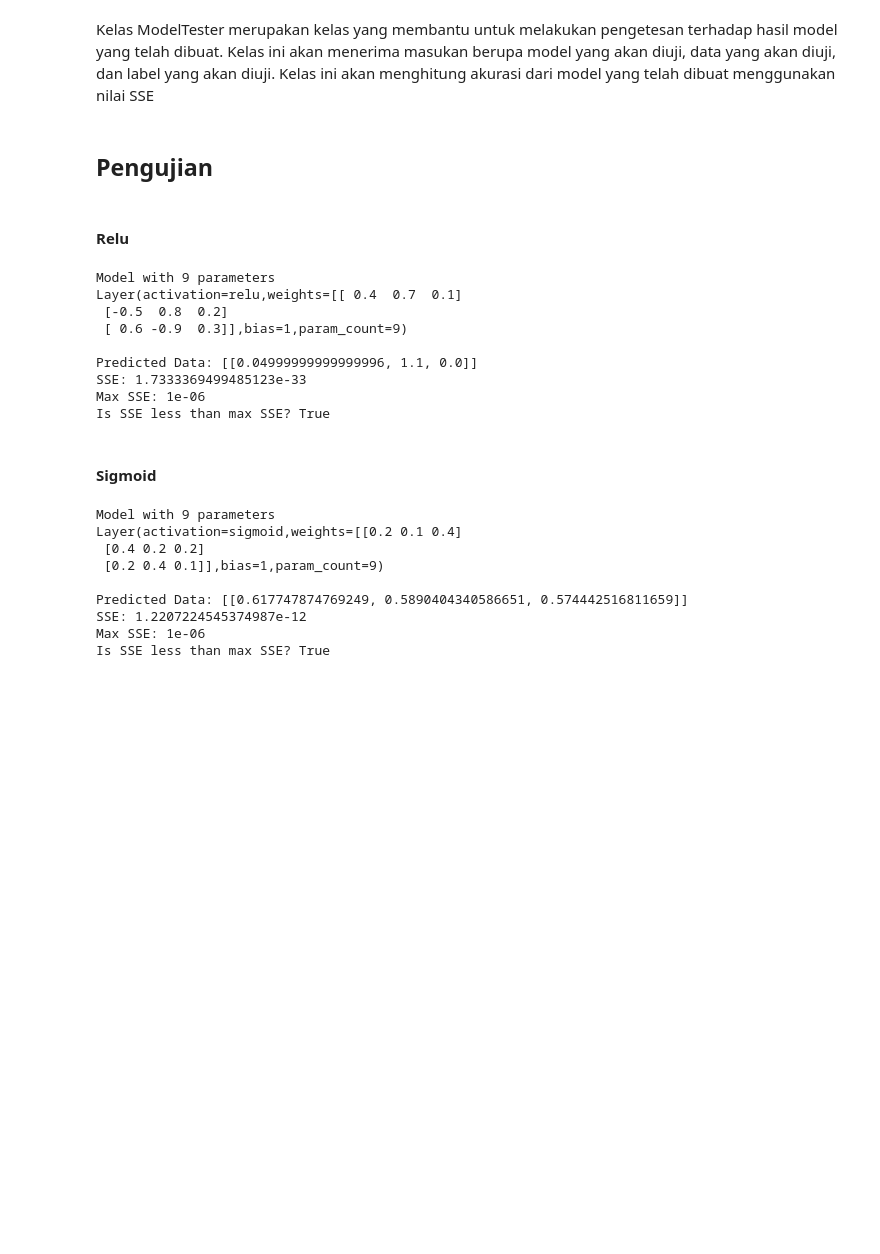
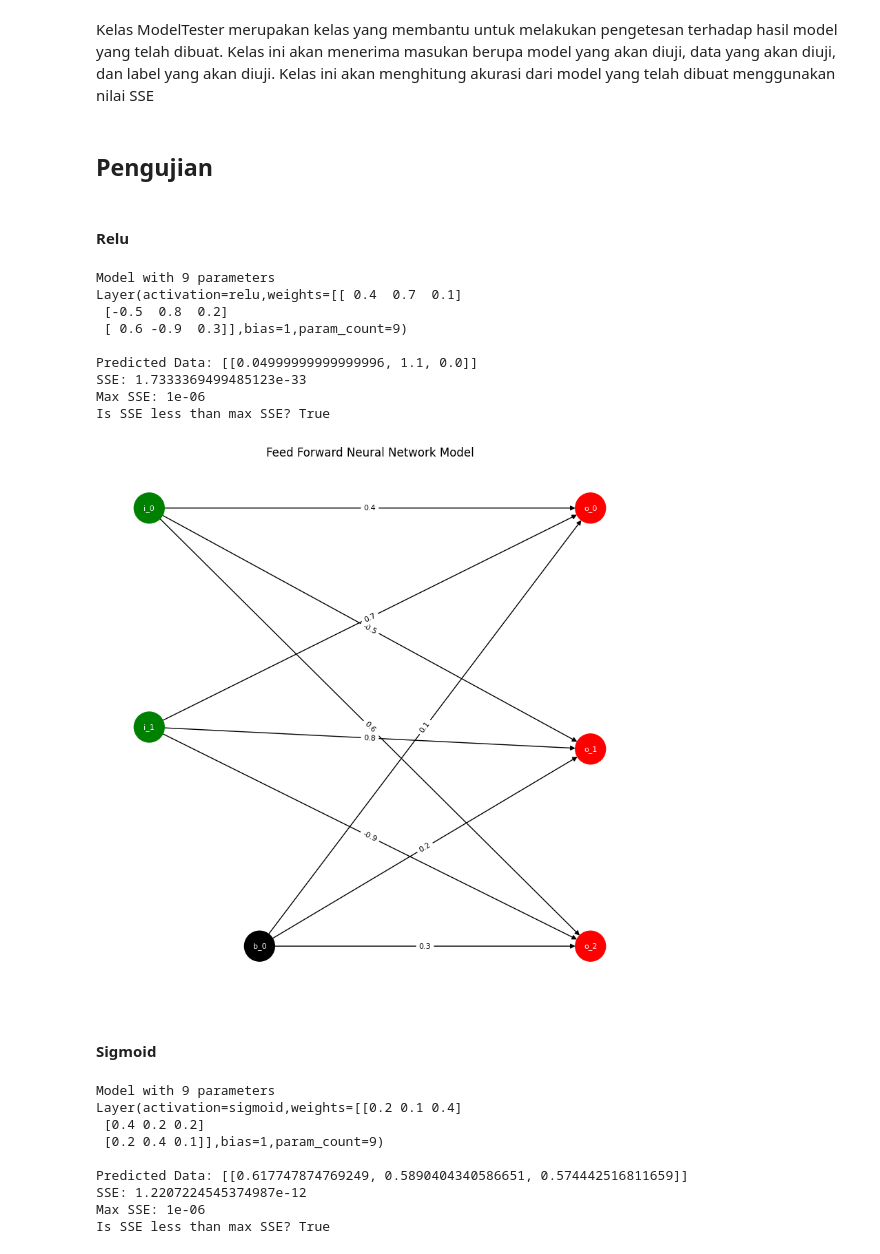
Before and after one commit to malikrafsan/Feed-Forward-Neural-Network-Implementation, a Jupyter notebook: main.ipynb, the cells around one changed output. Cells and saved outputs as stored; diff of their text form; code cells hidden in the pictures; blank space fills up the shorter version.

Commit message:
feat: add ability to draw model

```diff
--- a/main.ipynb
+++ b/main.ipynb
@@ -83,11 +86,6 @@ Kelas layer akan menyimpan beberapa kelas neuron sehingga membentuk suatu layer
 
 Kelas model akan menyimpan beberapa kelas layer yang dapat dipakai untuk menghitung perhitungan prediksi model tersebut. Kelas model akan menerima nilai masukan dari pengguna dan kemudian mengiterasi dari layer paling awal untuk menghitung nilai keluaran dari layer tersebut untuk kemudian dijadikan parameter untuk layer berikutnya, dan seterusnya sampai sampai ke layer terakhir.
 # %%
-import numpy as np
-from typing import Callable
-import activations
-
-
 class Neuron(object):
     def __init__(
         self,
@@ -183,6 +181,40 @@ class Model(object):
         for layer in self.layers:
             print(layer)
 
+    def draw(self):
+        graph = nx.DiGraph()
+
+        # draw input layer
+        num_inputs = self.layers[0].input_shape
+        for i in range(num_inputs):
+            graph.add_node(f'i_{i}', color='green', pos=(0,-i))
+
+        # draw hidden layers
+        for i, layer in enumerate(self.layers):
+            graph.add_node(f'b_{i}', color='black', pos=(i + 0.25, -layer.input_shape))
+            for j, neuron in enumerate(layer.neurons):
+                color = 'blue' if i < len(self.layers) - 1 else 'red'
+                cur_node = f'h_{i}_{j}' if i < len(self.layers) - 1 else f'o_{j}'
+                graph.add_node(cur_node, color=color, pos=(i+1, -j + random.randrange(-3, 3) * 0.1))
+
+                for k, weight in enumerate(neuron.weights):
+                    src = f'b_{i}' if k == len(neuron.weights) - 1 else (f'i_{k}' if i == 0 else f'h_{i-1}_{k}')
+                    graph.add_edge(src, cur_node, weight=weight)
+
+        # draw graph
+        pos = nx.get_node_attributes(graph, 'pos')
+        edge_labels = nx.get_edge_attributes(graph, 'weight')
+
+        # make plot bigger
+        plot = plt.gca()
+        plot.figure.set_size_inches(10, 10)
+        plot.set_title('Feed Forward Neural Network Model')
+
+        nx.draw(graph, pos, with_labels=True, node_color=[graph.nodes[node].get('color') for node in graph.nodes], node_size=1000, font_size=8, font_color='white', ax=plot)
+        nx.draw_networkx_edge_labels(graph, pos, edge_labels=edge_labels, font_size=8, ax=plot)
+
+
+
     def __call__(self, inputs: list[list[float]]):
         # feed forward
         outputs: list[list[float]] = []
@@ -246,27 +275,29 @@ tester = ModelTester(0.000001)
 # %%
 model_name = 'test/relu'
 
 model_factory = ModelFactory(model_name)
 model = model_factory.create()
 model.summary()
+model.draw()
 print()
 
 data = [[-1.0, 0.5]]
 expected_output = [[0.05, 1.1, 0.0]]
 trained = model(data)
 print(f'Predicted Data: {trained}')
 
 tester.test(trained, expected_output)
 # %% [output]
 Model with 9 parameters
 Layer(activation=relu,weights=[[ 0.4  0.7  0.1]
  [-0.5  0.8  0.2]
  [ 0.6 -0.9  0.3]],bias=1,param_count=9)
 
 Predicted Data: [[0.04999999999999996, 1.1, 0.0]]
 SSE: 1.7333369499485123e-33
 Max SSE: 1e-06
 Is SSE less than max SSE? True
+[figure, added]
 # %% [markdown]
 #### Sigmoid
 # %%
```
Also changed, not shown: parts of 7 cells of this notebook, 1 other file.
